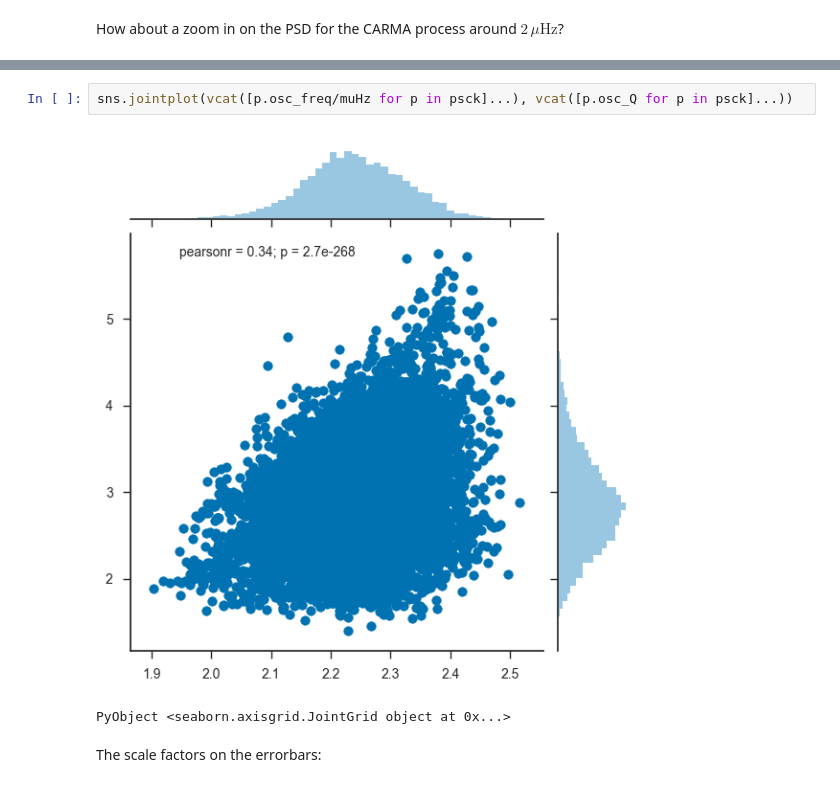
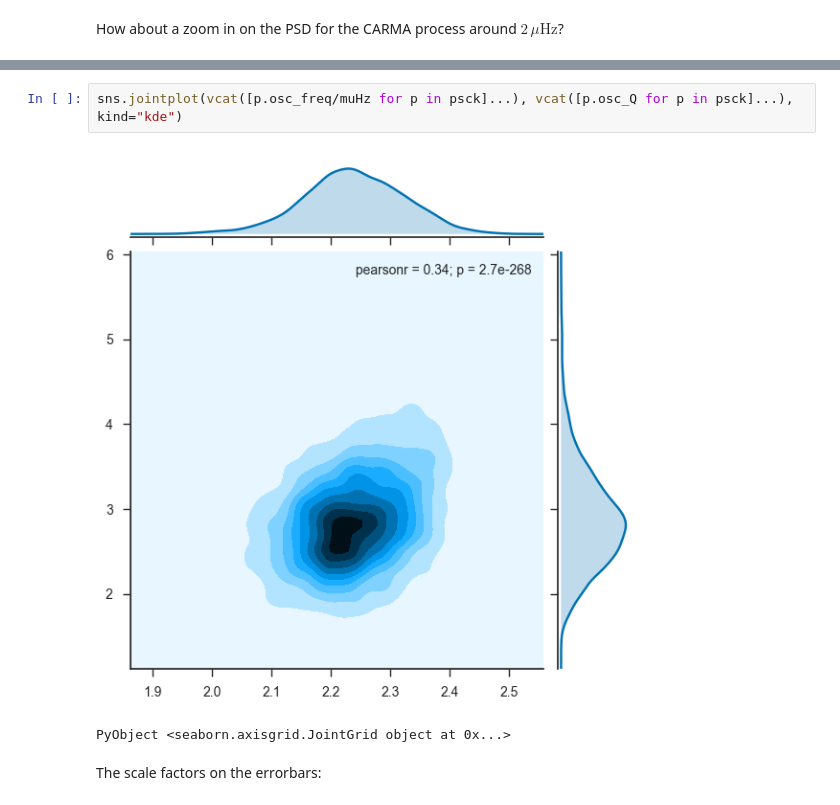
Before and after one commit to farr/Aldebaran, a Jupyter notebook: notebooks/LargeSpacing.ipynb, the cells around one changed output, grey strips where cells are left out. Drawn from its saved outputs; the diff is of its cells as text.

```diff
--- a/notebooks/LargeSpacing.ipynb
+++ b/notebooks/LargeSpacing.ipynb
@@ -1182,8 +1137,8 @@ while loading In[81], in expression starting on line 5
 PyObject <matplotlib.text.Text object at 0x...>
 # %%
-sns.jointplot(vcat([p.osc_freq/muHz for p in psck]...), vcat([p.osc_Q for p in psck]...))
+sns.jointplot(vcat([p.osc_freq/muHz for p in psck]...), vcat([p.osc_Q for p in psck]...), kind="kde")
 # %% [output]
-[figure, old version]
+[figure, new version]
 PyObject <seaborn.axisgrid.JointGrid object at 0x...>
 # %% [markdown]
 The scale factors on the errorbars:
```
Also changed, not shown: parts of 36 cells of this notebook, 1 other file.
